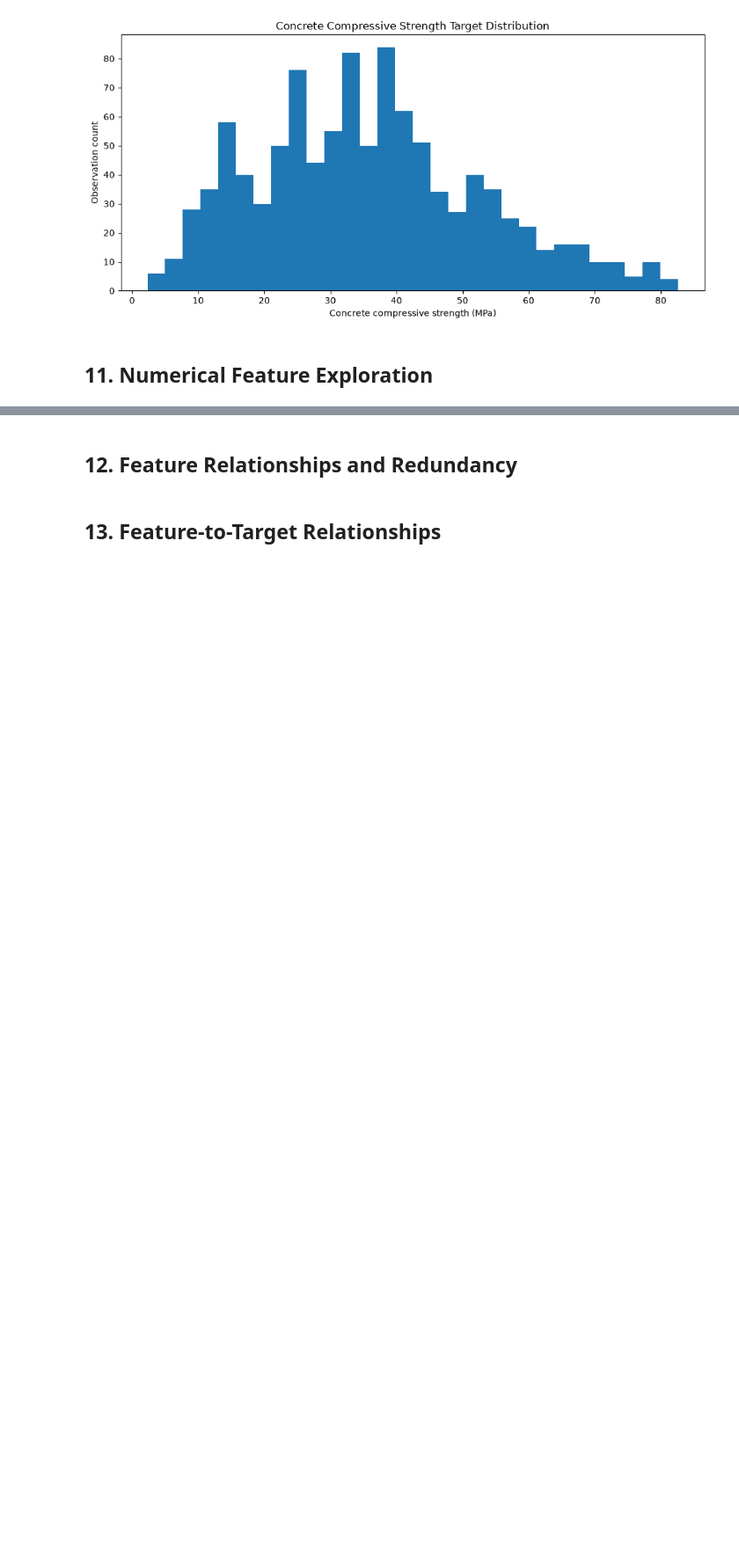
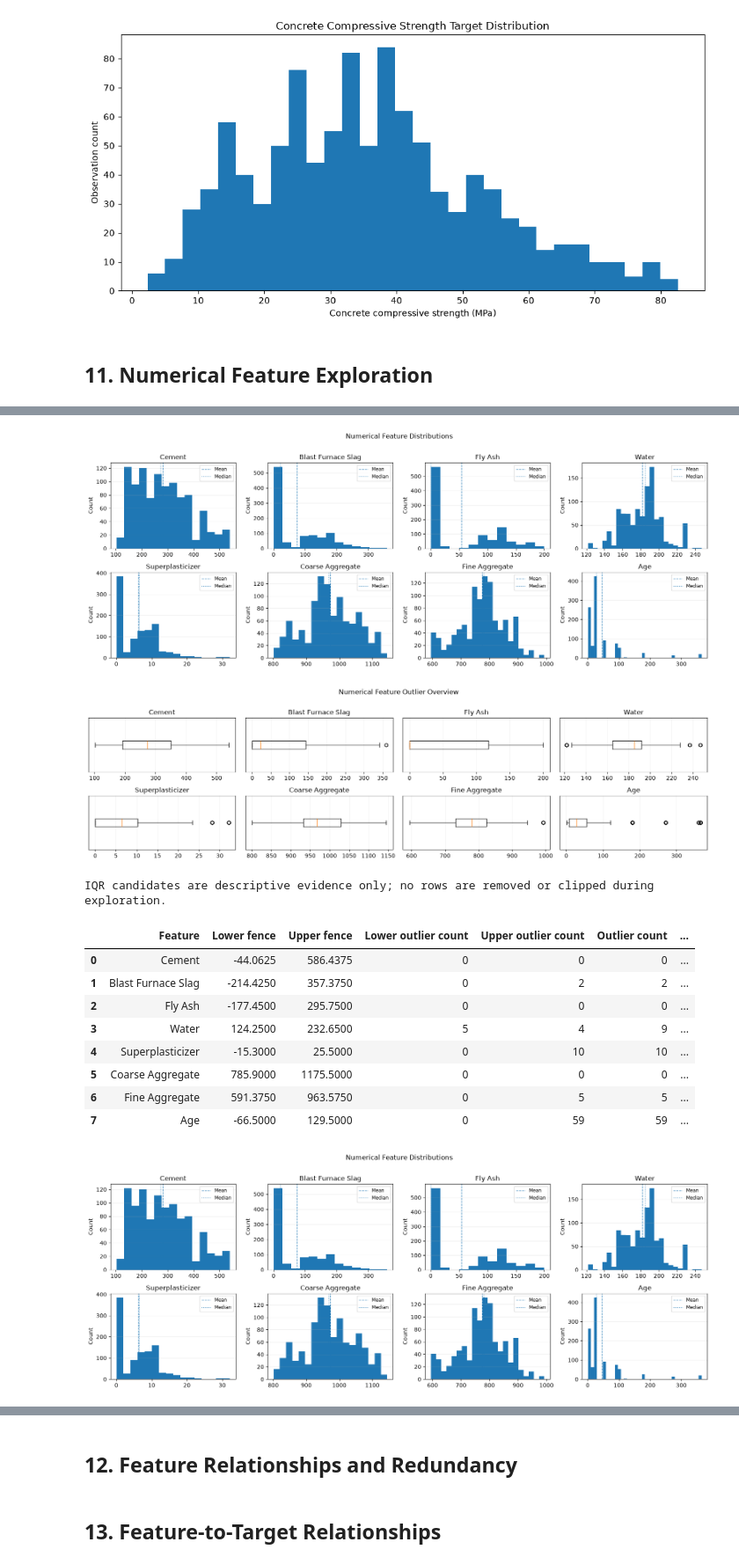
Before and after one commit to FabioAguiar/dataset-study-concrete-compressives-strength, a Jupyter notebook: notebooks/01_data_understanding_and_exploration.ipynb, the cells around one changed output, grey strips where cells are left out. Shown at 88% size. Cells and saved outputs as stored; diff of their text form; code cells hidden in the pictures; blank space fills up the shorter version.

Commit message:
feat(exploration): explore Concrete numerical feature distributions

```diff
--- a/notebooks/01_data_understanding_and_exploration.ipynb
+++ b/notebooks/01_data_understanding_and_exploration.ipynb
@@ -446,3 +446,59 @@ Values outside the 1.5-IQR fences are descriptive extreme-value signals only; th
 [figure]
 # %% [markdown]
 ## 11. Numerical Feature Exploration
+# %%
+from IPython.display import display
+
+from scripts.analyze_numerical import (
+    analyze_numerical_features,
+    plot_numerical_boxplots,
+    plot_numerical_distributions,
+)
+
+
+# The validated candidate-feature set is entirely numerical for Concrete.
+NUMERICAL_FEATURES = FEATURE_COLUMNS
+
+# Explicit exploratory heuristics; neither one changes the raw data.
+IQR_MULTIPLIER = 1.5
+SKEWNESS_REVIEW_THRESHOLD = 0.5
+
+numerical_report = analyze_numerical_features(
+    df,
+    features=NUMERICAL_FEATURES,
+    iqr_multiplier=IQR_MULTIPLIER,
+)
+
+numerical_report.raise_if_invalid(
+    require_features_present=True,
+    require_numeric_conversion=True,
+    require_materialization_conditions=True,
+    require_no_missing_values=True,
+    require_no_outliers=False,
+)
+
+display(
+    numerical_report.exploration_frame(
+        skewness_review_threshold=SKEWNESS_REVIEW_THRESHOLD,
+    )
+)
+
+distribution_figure = plot_numerical_distributions(
+    numerical_report,
+    columns=4,
+)
+display(distribution_figure)
+
+outlier_figure = plot_numerical_boxplots(
+    numerical_report,
+    columns=4,
+)
+display(outlier_figure)
+
+if numerical_report.has_outliers:
+    print(
+        "IQR candidates are descriptive evidence only; no rows are removed "
+        "or clipped during exploration."
+    )
+    display(numerical_report.outlier_summary_frame())
+# %% [output]
@@ -448,0 +514,13 @@ Values outside the 1.5-IQR fences are descriptive extreme-value signals only; th
+[figure, added]
+[figure, added]
+IQR candidates are descriptive evidence only; no rows are removed or clipped during exploration.
+|  | Feature | Lower fence | Upper fence | Lower outlier count | Upper outlier count | Outlier count | ... |
+| 0 | Cement | -44.0625 | 586.4375 | 0 | 0 | 0 | ... |
+| 1 | Blast Furnace Slag | -214.4250 | 357.3750 | 0 | 2 | 2 | ... |
+| 2 | Fly Ash | -177.4500 | 295.7500 | 0 | 0 | 0 | ... |
+| 3 | Water | 124.2500 | 232.6500 | 5 | 4 | 9 | ... |
+| 4 | Superplasticizer | -15.3000 | 25.5000 | 0 | 10 | 10 | ... |
+| 5 | Coarse Aggregate | 785.9000 | 1175.5000 | 0 | 0 | 0 | ... |
+| 6 | Fine Aggregate | 591.3750 | 963.5750 | 0 | 5 | 5 | ... |
+| 7 | Age | -66.5000 | 129.5000 | 0 | 59 | 59 | ... |
+[figure, added]
```
Also changed, not shown: parts of 1 cell of this notebook.
